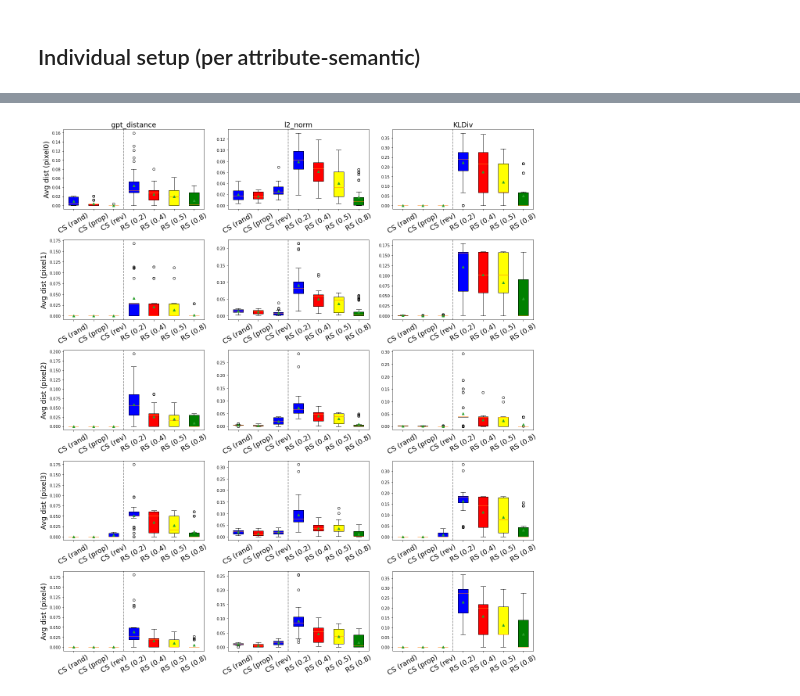
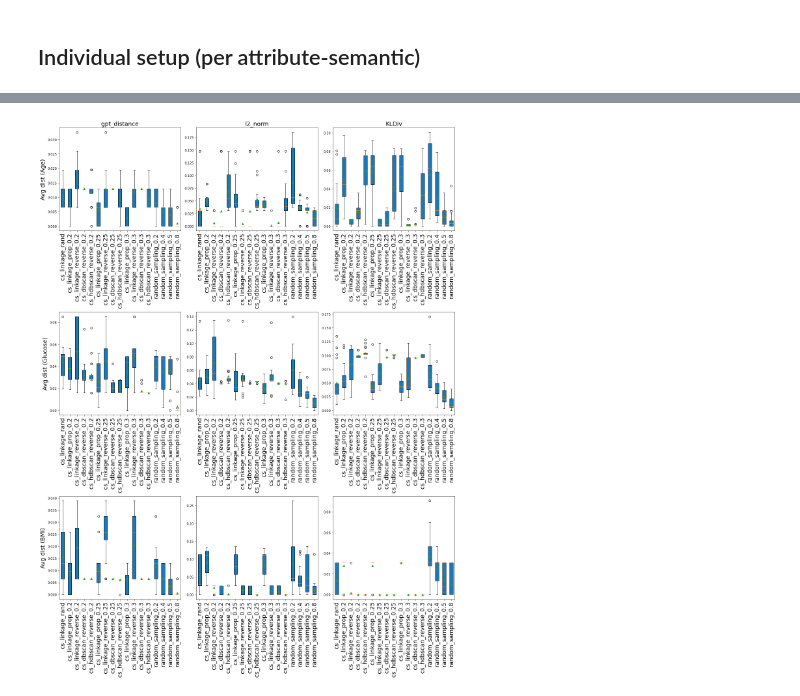
Before and after one commit to ey-l/explainable-discretization, a Jupyter notebook: notebooks/pca-explore.ipynb, the cells around one changed output, grey strips where cells are left out. Cells and saved outputs as stored; diff of their text form; code cells hidden in the pictures.

```diff
--- a/notebooks/pca-explore.ipynb
+++ b/notebooks/pca-explore.ipynb
@@ -205,10 +232,8 @@ def cluster_sampling(search_space, num_samples:int=2, frac_outlier_samples=0.5,
     return explored_points, pareto_points, cluster_assignments
 # %%
 #for semantic_metric in semantic_metrics:
-semantic_metric = 'l2_norm'
-dim = 10
-n_points_per_cluster = 2
-n_samples = 1
+semantic_metric = 'KLDiv'
+p={'p':0.2}
 datapoints, gt_pareto_points, points_df = get_pareto_front(ss.candidates, semantic_metric)
-explored_points, est_pareto_points, clusters = cluster_sampling(ss, n_samples, 1, semantic_metric, dim, n_points_per_cluster)
+explored_points, est_pareto_points, clusters = cluster_sampling(ss, p, semantic_metric)
 # %% [output]
@@ -478,9 +503,9 @@ raw_data
 # %% [markdown]
 ## Individual setup (per attribute-semantic)
 # %%
-use_case = 'imputation'
-dataset = 'satimage'
-dst_folder = os.path.join(ppath, 'exp', f"{dataset}.2024_10_22.linkage_distributions.test1", use_case)
+use_case = 'modeling'
+dataset = 'pima'
+dst_folder = os.path.join(ppath, 'exp', f"{dataset}.2024_10_25.test1", use_case)
 exp_config = json.load(open(os.path.join(ppath, 'code', 'configs', f'{dataset}.json')))
 attributes = list(exp_config['attributes'].keys())
 dfs = []
@@ -493,5 +518,6 @@ for attribute in attributes[:5]:
     dfs.append(df)
 #data = pd.concat(data)
 # %%
-df['method'].unique()
+method_names = df['method'].unique()
+method_names
 # %% [output]
@@ -502,10 +532,10 @@ array(['cluster_sampling_random', 'cluster_sampling_proportional',
 # %%
 row = len(dfs)
 fig, axs = plt.subplots(row, 3, figsize=(18, row*4))
-method_names = ['Cluster sampling (random)', 'Cluster sampling (proportion)', 'Cluster sampling (reverse)', 'Random sampling (p=0.2)', 'Random sampling (p=0.4)', 'Random sampling (p=0.5)', 'Random sampling (p=0.8)']
+#method_names = ['Cluster sampling (random)', 'Cluster sampling (proportion)', 'Cluster sampling (reverse)', 'Random sampling (p=0.2)', 'Random sampling (p=0.4)', 'Random sampling (p=0.5)', 'Random sampling (p=0.8)']
 # 5 colors for 5 methods
-colors = ['blue', 'red', 'yellow', 'green', 'purple', 'orange', 'black']
-#colors = cm.rainbow(np.linspace(0, 1, len(method_names)))
+#colors = ['blue', 'red', 'yellow', 'green', 'purple', 'orange', 'black']
+colors = cm.rainbow(np.linspace(0, 1, len(method_names)))
 semantic_metrics = ['gpt_distance', 'l2_norm', 'KLDiv']
 font_size = 18
 
@@ -516,14 +546,14 @@ for k, df in enumerate(dfs):
         methods = data['method'].unique()
         ax = axs[k][i]
         for j, method in enumerate(methods):
-            ax.scatter(data[data['method'] == method]['num_explored_points'], data[data['method'] == method]['avg_dist'], label=method_names[j], c = colors[j], alpha=0.5)
+            ax.scatter(data[data['method'] == method]['num_explored_points'], data[data['method'] == method]['avg_dist'], label=method_names[j], color = colors[j], alpha=0.5)
         ax.xaxis.set_tick_params(labelsize=font_size)
         ax.yaxis.set_tick_params(labelsize=font_size)
         if k == row-1: ax.set_xlabel('Number of explored points', fontsize=font_size)
         if k == 0: ax.set_title(semantic_metric, fontsize=font_size)
         if i == 0: ax.set_ylabel(f'Avg dist ({attributes[k]})', fontsize=font_size)
         #if i == 2: ax.legend()
-        if k==0 and i==0: ax.legend(ncol=4, fontsize=font_size, bbox_to_anchor=(3.7,1.5))
+        if k==0 and i==0: ax.legend(ncol=4, fontsize=font_size, bbox_to_anchor=(3.7,2))
 fig.tight_layout()
 plt.show()
 # %% [output]
@@ -531,25 +561,24 @@ plt.show()
 # %%
 # box plot of avg_dist for each method
 row = len(dfs)
-fig, axs = plt.subplots(row, 3, figsize=(18, row*4))
-method_names = ['CS (rand)', 'CS (prop)', 'CS (rev)', 'RS (0.2)', 'RS (0.4)', 'RS (0.5)', 'RS (0.8)']
+fig, axs = plt.subplots(row, 3, figsize=(18, row*8))
+#method_names = ['CS (rand)', 'CS (prop)', 'CS (rev)', 'RS (0.2)', 'RS (0.4)', 'RS (0.5)', 'RS (0.8)']
 colors = ['blue', 'red', 'blue', 'blue', 'red', 'yellow', 'green']
 font_size = 18
-methods = ['cluster_sampling_random', 'cluster_sampling_proportional',
-       'cluster_sampling_reverse', 'random_sampling_0.2']
+#methods = ['cluster_sampling_random', 'cluster_sampling_proportional',
+#       'cluster_sampling_reverse', 'random_sampling_0.2']
 for k, df in enumerate(dfs):
     for i, semantic_metric in enumerate(semantic_metrics):
         data = df[df['semantic_metric'] == semantic_metric]
         ax = axs[k][i]
         bp = ax.boxplot([data[data['method'] == method]['avg_dist'] for method in df['method'].unique()], labels=method_names, showmeans=True, patch_artist=True)
-        ax.set_xticklabels(method_names, rotation=30)
+        ax.set_xticklabels(method_names, rotation=90)
         ax.xaxis.set_tick_params(labelsize=font_size)
         if k == 0: ax.set_title(semantic_metric, fontsize=font_size)
         if i == 0: ax.set_ylabel(f'Avg dist ({attributes[k]})', fontsize=font_size)
-        ax.axvline(x=3.5, color='gray', linestyle='--')
-        for patch, color in zip(bp['boxes'], colors):
-            patch.set_facecolor(color)
+        #ax.axvline(x=3.5, color='gray', linestyle='--')
+        #for patch, color in zip(bp['boxes'], colors): patch.set_facecolor(color)
 fig.tight_layout()
 plt.show()
 # %% [output]
-[figure, old version]
+[figure, new version]
```
Also changed, not shown: parts of 10 cells of this notebook, 11 other files.
